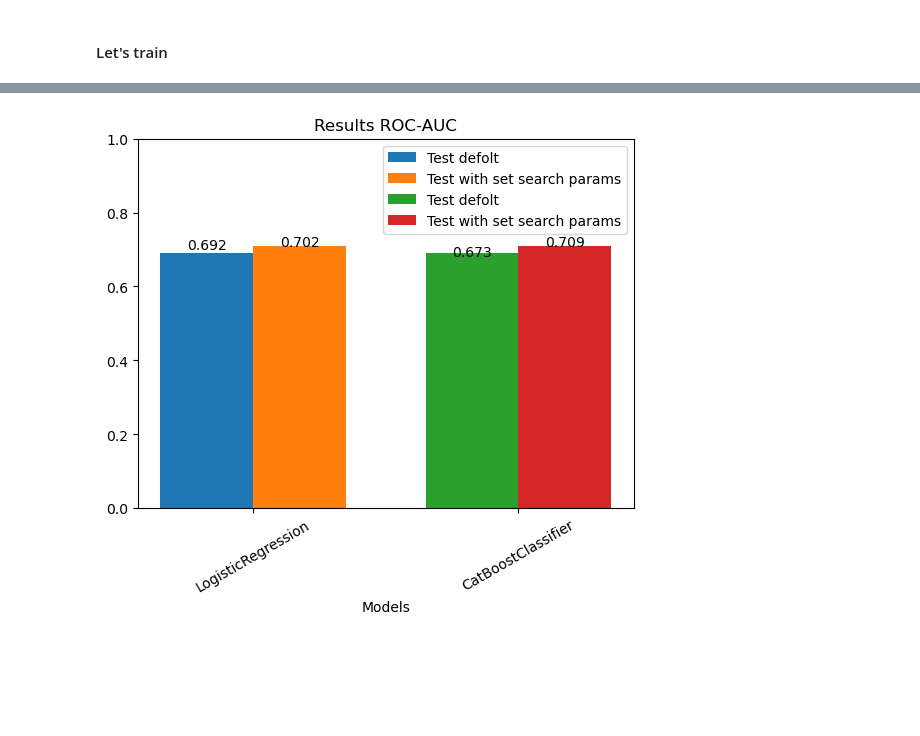
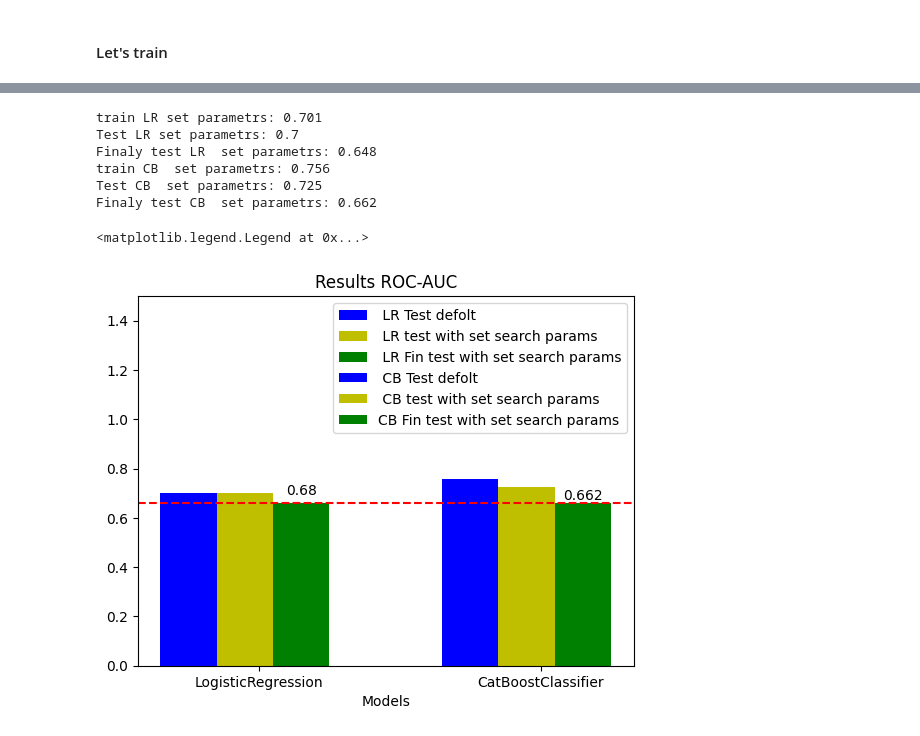
Before and after one commit to ValentinPatrakeev/ML-projects, a Jupyter notebook: KickStarter/KS.ipynb, the cells around one changed output, grey strips where cells are left out. Saved outputs shown, nothing was run; the diff lists cells and outputs as text; code cells hidden in the pictures; blank space fills up the shorter version.

Commit message:
correaction learn model

```diff
--- a/KickStarter/KS.ipynb
+++ b/KickStarter/KS.ipynb
@@ -699,0 +655,5 @@ CatBoostClassifier ROC_AUC: train - 0.673 test - 0.709
+# %%
+model_LR = LogisticRegression(random_state=42, verbose=0)
+pipe_LR = Pipeline([('scaler', StandardScaler()), ('LR', model_LR)])
+model_CB = CatBoostClassifier(random_state=42, verbose=0)
+pipe_CB = Pipeline([('scaler', StandardScaler()), ('CB', model_CB)])
@@ -700,30 +711,58 @@ CatBoostClassifier ROC_AUC: train - 0.673 test - 0.709
+# %%
+train_LR_sp = round(np.mean(cv_model_LR_sp['train_score']),3) #sp - set parametrs
+Test_LR_sp = round(np.mean(cv_model_LR_sp['test_score']),3)
+Finaly_test_LR_sp = round(pipe_LR_sp.score(X_test, y_test),3)
+print(f"train LR set parametrs: {train_LR_sp}")
+print(f"Test LR set parametrs: {Test_LR_sp}")
+print(f"Finaly test LR  set parametrs: {Finaly_test_LR_sp}")
+
+train_CB_sp = round(np.mean(cv_model_CB_sp['train_score']),3)
+Test_CB_sp = round(np.mean(cv_model_CB_sp['test_score']),3)
+Finaly_test_CB_sp = round(pipe_CB_sp.score(X_test, y_test),3)
+print(f"train CB  set parametrs: {train_CB_sp}")
+print(f"Test CB  set parametrs: {Test_CB_sp}")
+print(f"Finaly test CB  set parametrs: {Finaly_test_CB_sp}")
+# %% [output]
+train LR set parametrs: 0.701
+Test LR set parametrs: 0.7
+Finaly test LR  set parametrs: 0.648
+train CB  set parametrs: 0.756
+Test CB  set parametrs: 0.725
+Finaly test CB  set parametrs: 0.662
 # %%
-
-bar_width = 0.35
+bar_width = 0.4
 
 
-plt.bar(0, results_test, width=bar_width, label='Test defolt')
-plt.bar(0 + bar_width, results_test_with_set, width=bar_width, label='Test with set search params')
-plt.bar(1, results_test, width=bar_width, label='Test defolt')
-plt.bar(1 + bar_width, results_test_with_set, width=bar_width, label='Test with set search params')
+plt.bar(0, train_LR_default, width=bar_width, label=' LR Test defolt', color='b')
+plt.bar(0 + bar_width, Test_LR_default, width=bar_width, label=' LR test with set search params', color='y')
+plt.bar(0 + bar_width*2, Finaly_test_LR_default, width=bar_width, label=' LR Fin test with set search params', color='g')
 
-plt.annotate(str(round(results_test[0],3)), (index[0], results_test[0]), ha='center', va='bottom')
-plt.annotate(str(round(results_test_with_set[0],3)), (index[0]+0.35, results_test_with_set[0]), ha='center', va='bottom')
 
-plt.annotate(str(round(results_test[1],3)), (index[1], results_test[1]), ha='center', va='bottom')
-plt.annotate(str(round(results_test_with_set[1],3)), (index[1]+0.35, results_test_with_set[0]), ha='center', va='bottom')
+plt.bar(2, train_CB_sp, width=bar_width, label=' CB Test defolt', color='b')
+plt.bar(2 + bar_width, Test_CB_sp, width=bar_width, label=' CB test with set search params', color='y')
+plt.bar(2 + bar_width*2, Finaly_test_CB_sp, width=bar_width, label='CB Fin test with set search params', color='g')
+
+#plt.annotate(str(round(results_test[0],3)), (index[0], results_test[0]), ha='center', va='bottom')
+#plt.annotate(str(round(results_test_with_set[0],3)), (index[0]+0.35, results_test_with_set[0]), ha='center', va='bottom')
+
+#plt.annotate(str(round(results_test[1],3)), (index[1], results_test[1]), ha='center', va='bottom')
+#plt.annotate(str(round(results_test_with_set[1],3)), (index[1]+0.35, results_test_with_set[0]), ha='center', va='bottom')
 
 plt.title('Results ROC-AUC')
 plt.xlabel('Models')
-plt.xticks(index + bar_width/2, ['LogisticRegression','CatBoostClassifier'], rotation=30)
-plt.ylim(0.0, 1)
+plt.ylim(0.0, 1.5)
 
 plt.legend()
 
 
-plt.show('Train','Test')
+plt.axhline (y=Finaly_test_CB_sp, color='red', linestyle='--')
+plt.annotate(str(round(Finaly_test_CB_sp,3)), (2.8, Finaly_test_CB_sp), ha='center', va='bottom')
+plt.annotate(str(round(Finaly_test_CB_default,3)), (0.8, Finaly_test_CB_default), ha='center', va='bottom')
+plt.xticks([0.5,2.5], ['LogisticRegression','CatBoostClassifier'])
+plt.legend()
 # %% [output]
+<matplotlib.legend.Legend at 0x...>
-[figure, old version]
+[figure, new version]
 # %%
 # Получение коэффициентов модели
 coefficients = model_LR.coef_
```
Also changed, not shown: parts of 51 cells of this notebook.
